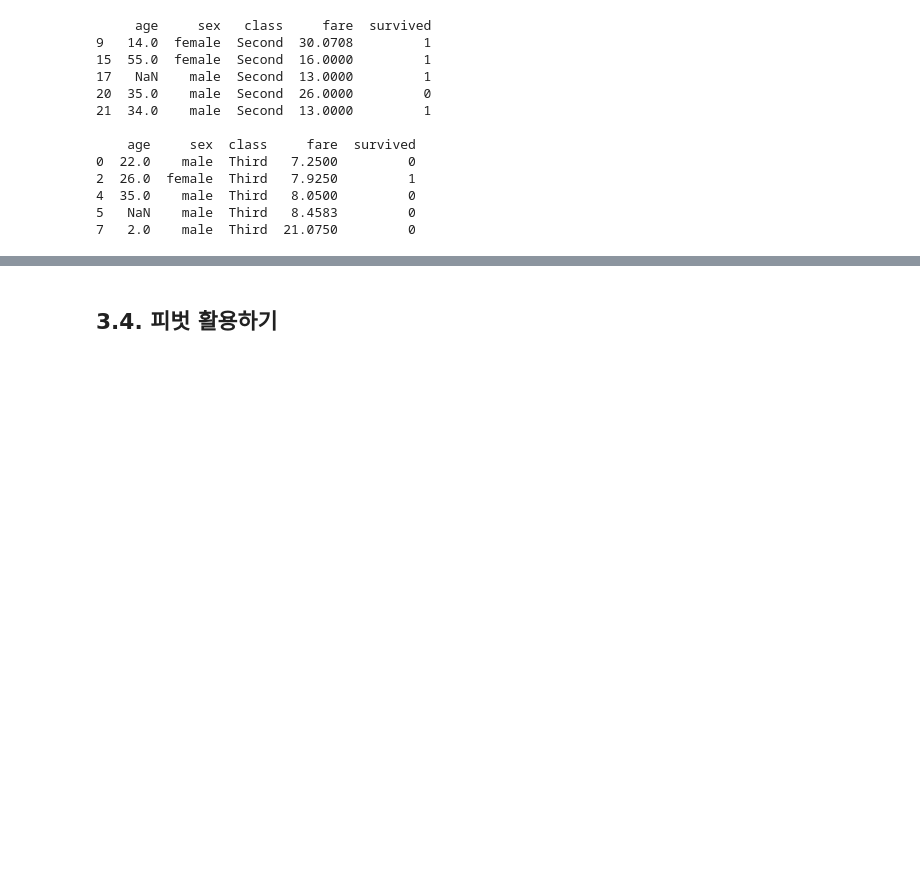
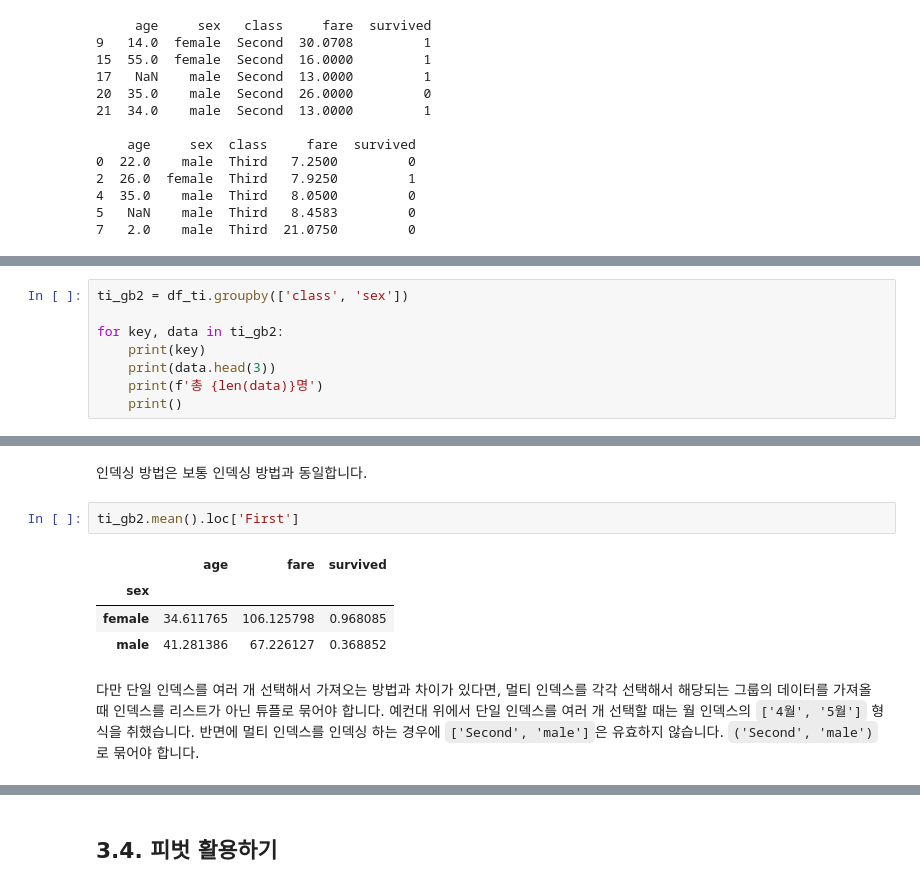
Before and after one commit to LeeSeungwon89/Pandas_Theory, a Jupyter notebook: 2. 데이터를 다루기 위한 파이썬 패키지.ipynb, the cells around one changed output, grey strips where cells are left out. Cells and saved outputs as stored; diff of their text form; blank space fills up the shorter version.

```diff
--- a/2. 데이터를 다루기 위한 파이썬 패키지.ipynb
+++ b/2. 데이터를 다루기 위한 파이썬 패키지.ipynb
@@ -2973,0 +2978,8 @@ for x in ti_gb1_apply3.index:
+# %%
+ti_gb2 = df_ti.groupby(['class', 'sex'])
+
+for key, data in ti_gb2:
+    print(key)
+    print(data.head(3))
+    print(f'총 {len(data)}명')
+    print()
@@ -2973,0 +3017,11 @@ for x in ti_gb1_apply3.index:
+# %% [markdown]
+인덱싱 방법은 보통 인덱싱 방법과 동일합니다.
+# %%
+ti_gb2.mean().loc['First']
+# %% [output]
+|  | age | fare | survived |
+| sex |  |  |  |
+| female | 34.611765 | 106.125798 | 0.968085 |
+| male | 41.281386 | 67.226127 | 0.368852 |
+# %% [markdown]
+다만 단일 인덱스를 여러 개 선택해서 가져오는 방법과 차이가 있다면, 멀티 인덱스를 각각 선택해서 해당되는 그룹의 데이터를 가져올 때 인덱스를 리스트가 아닌 튜플로 묶어야 합니다. 예컨대 위에서 단일 인덱스를 여러 개 선택할 때는 월 인덱스의 `['4월', '5월']` 형식을 취했습니다. 반면에 멀티 인덱스를 인덱싱 하는 경우에 `['Second', 'male']`은 유효하지 않습니다. `('Second', 'male')`로 묶어야 합니다.
```
Also changed, not shown: parts of 9 cells of this notebook.
